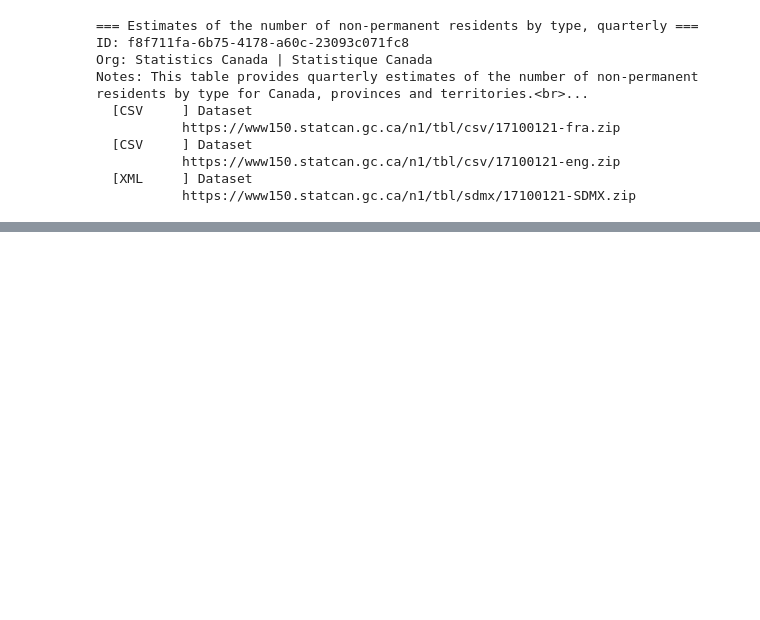
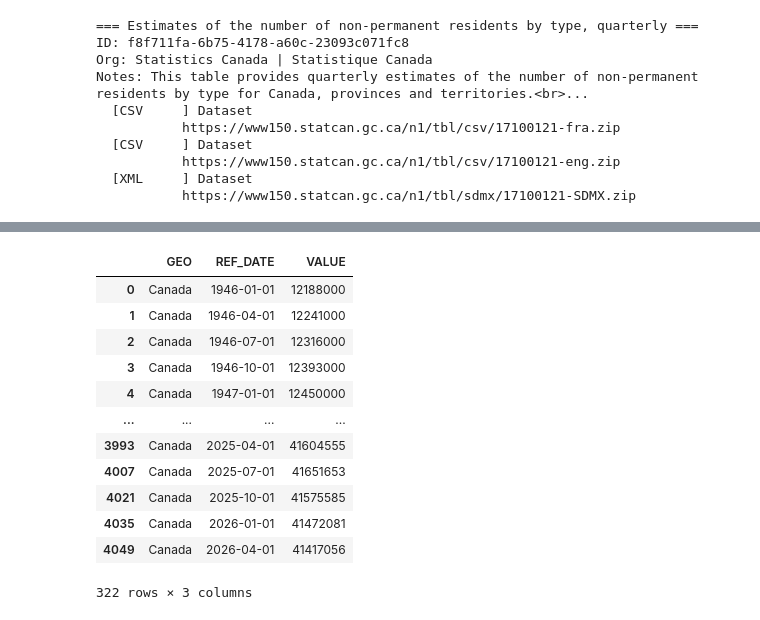
Before and after one commit to yrmo/gcinfo, a Jupyter notebook: non-permanent.ipynb, the cells around one changed output, grey strips where cells are left out. Cells and saved outputs as stored; diff of their text form; code cells hidden in the pictures; blank space fills up the shorter version.

```diff
--- a/non-permanent.ipynb
+++ b/non-permanent.ipynb
@@ -57,0 +111,17 @@ df_metadata.head()
+# %%
+df_canada_population = df_population[df_population["GEO"].str.contains("Canada")][["GEO", "REF_DATE", "VALUE"]]
+df_canada_population
+# %% [output]
+|  | GEO | REF_DATE | VALUE |
+| 0 | Canada | 1946-01-01 | 12188000 |
+| 1 | Canada | 1946-04-01 | 12241000 |
+| 2 | Canada | 1946-07-01 | 12316000 |
+| 3 | Canada | 1946-10-01 | 12393000 |
+| 4 | Canada | 1947-01-01 | 12450000 |
+| ... | ... | ... | ... |
+| 3993 | Canada | 2025-04-01 | 41604555 |
+| 4007 | Canada | 2025-07-01 | 41651653 |
+| 4021 | Canada | 2025-10-01 | 41575585 |
+| 4035 | Canada | 2026-01-01 | 41472081 |
+| 4049 | Canada | 2026-04-01 | 41417056 |
+322 rows × 3 columns
```
Also changed, not shown: parts of 10 cells of this notebook.
